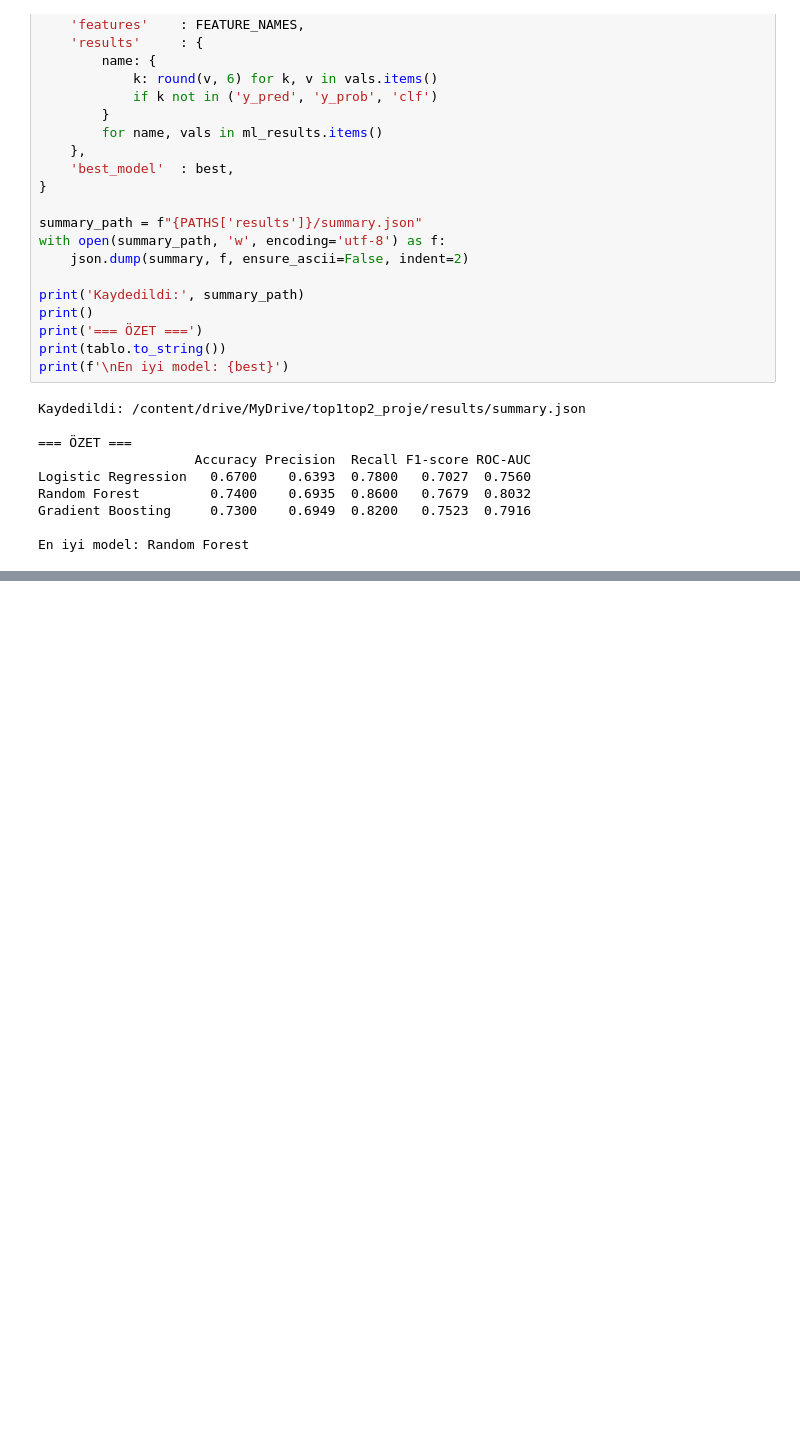
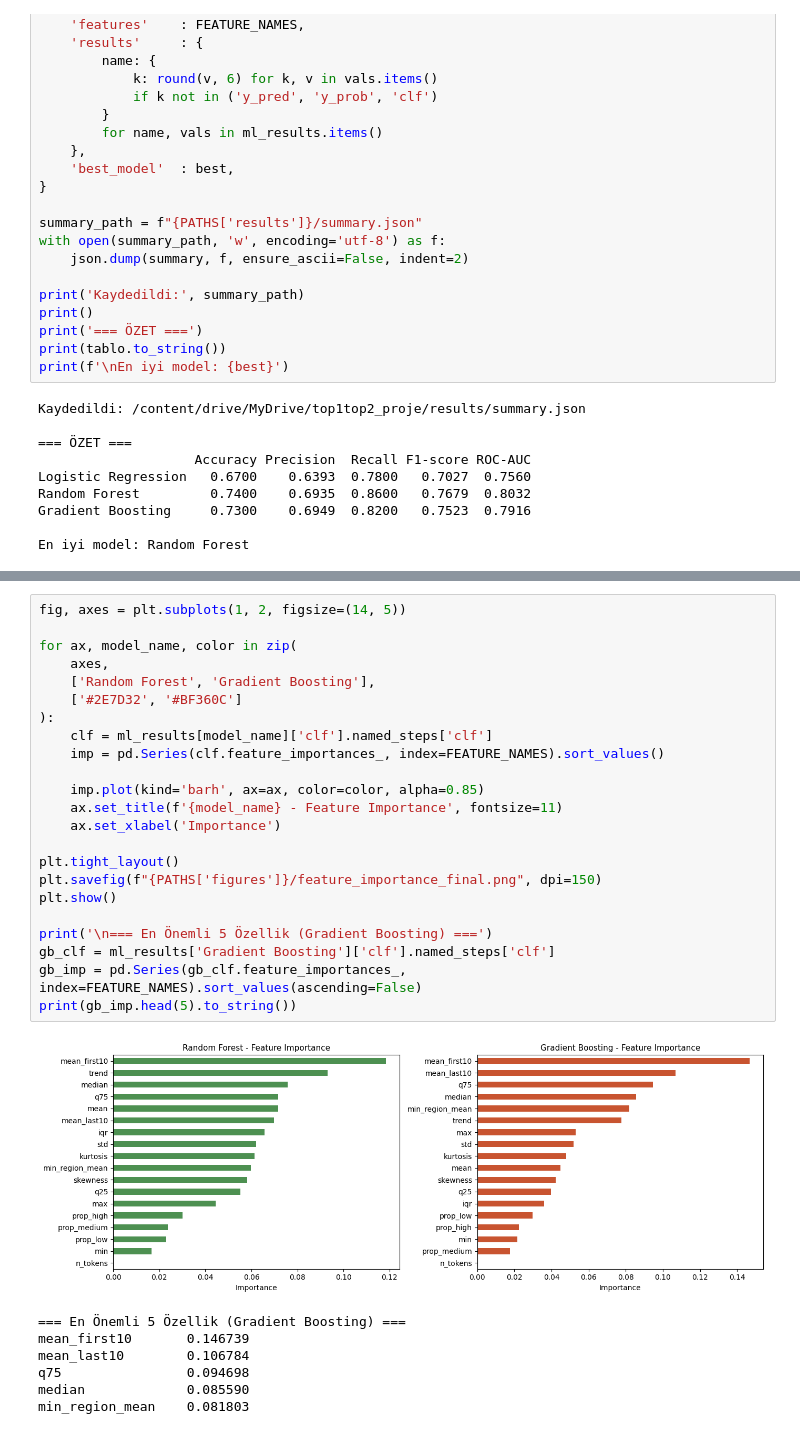
Before and after one commit to betullarslan-cpu/cosmos-t1-confidence-prediction, a Jupyter notebook: top1_top2_project.ipynb, the cells around one changed output, grey strips where cells are left out. Saved outputs shown, nothing was run; the diff lists cells and outputs as text; blank space fills up the shorter version.

```diff
--- a/top1_top2_project.ipynb
+++ b/top1_top2_project.ipynb
@@ -826,0 +1122,31 @@ En iyi model: Random Forest
+# %%
+fig, axes = plt.subplots(1, 2, figsize=(14, 5))
+
+for ax, model_name, color in zip(
+    axes,
+    ['Random Forest', 'Gradient Boosting'],
+    ['#2E7D32', '#BF360C']
+):
+    clf = ml_results[model_name]['clf'].named_steps['clf']
+    imp = pd.Series(clf.feature_importances_, index=FEATURE_NAMES).sort_values()
+
+    imp.plot(kind='barh', ax=ax, color=color, alpha=0.85)
+    ax.set_title(f'{model_name} - Feature Importance', fontsize=11)
+    ax.set_xlabel('Importance')
+
+plt.tight_layout()
+plt.savefig(f"{PATHS['figures']}/feature_importance_final.png", dpi=150)
+plt.show()
+
+print('\n=== En Önemli 5 Özellik (Gradient Boosting) ===')
+gb_clf = ml_results['Gradient Boosting']['clf'].named_steps['clf']
+gb_imp = pd.Series(gb_clf.feature_importances_, index=FEATURE_NAMES).sort_values(ascending=False)
+print(gb_imp.head(5).to_string())
+# %% [output]
+[figure, added]
+=== En Önemli 5 Özellik (Gradient Boosting) ===
+mean_first10       0.146739
+mean_last10        0.106784
+q75                0.094698
+median             0.085590
+min_region_mean    0.081803
```
Also changed, not shown: parts of 7 cells of this notebook, 5 other files.
